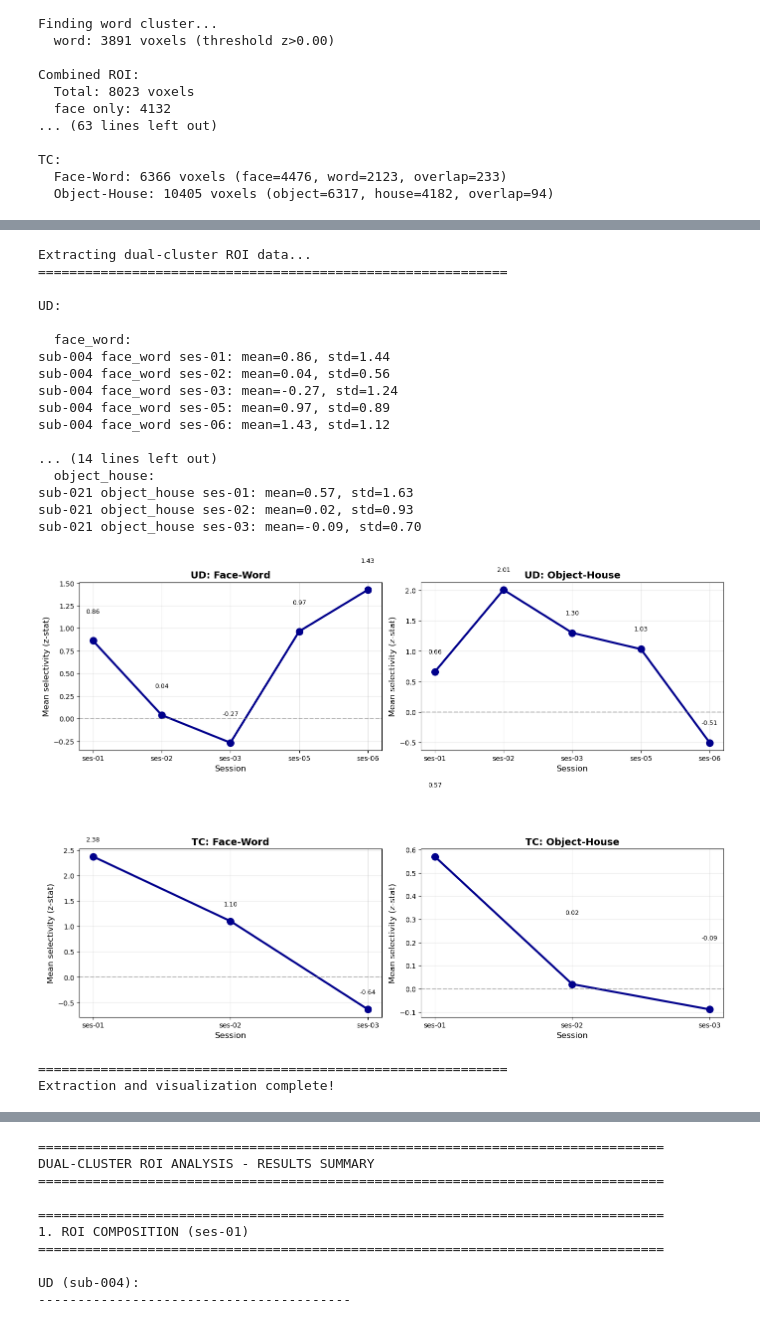
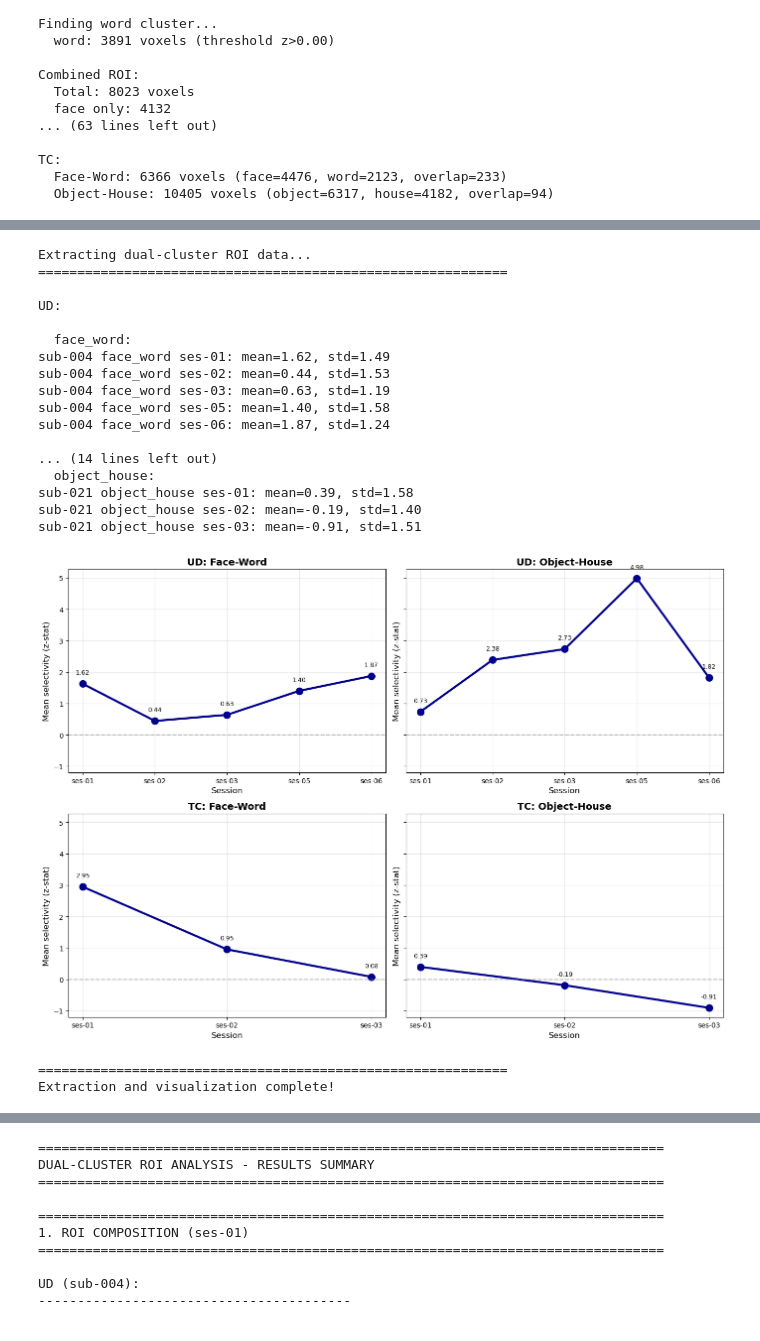
Before and after one commit to cnsimmons/long_pt, a Jupyter notebook: B_analyses/01_create_functional_rois.ipynb, the cells around one changed output, grey strips where cells are left out. Cells and saved outputs as stored; diff of their text form; code cells hidden in the pictures.

Commit message:
troubleshooting session variance

```diff
--- a/B_analyses/01_create_functional_rois.ipynb
+++ b/B_analyses/01_create_functional_rois.ipynb
@@ -307,0 +287,14 @@ Word activation stats:
+# %%
+# Cell 2: Run comparisons
+from scipy import stats
+
+print("COMPARISON: Functional vs Anatomical ROI Approaches")
+print("="*80)
+
+for subject_id in ['sub-004', 'sub-021']:
+    for roi_type in ['face_word', 'object_house']:
+        compare_sessions_both_approaches(subject_id, roi_type)
+
+print("\n" + "="*80)
+print("ANALYSIS COMPLETE")
+print("="*80)
@@ -308,5 +319,5 @@ Word activation stats:
 # %%
-# Extract cope 13 from dual-cluster ROIs
+# Extract cope 13 and 14 from dual-cluster ROIs
 
 def extract_dual_cluster_longitudinal(subject_id, roi_type='face_word'):
     """Extract contrast from dual-cluster ROI across sessions"""
@@ -330,8 +341,14 @@ def extract_dual_cluster_longitudinal(subject_id, roi_type='face_word'):
     session_means = {}
 
     for session in SUBJECTS[subject_id]['sessions']:
+        # Use ses01-registered version for all sessions except ses-01
+        if session == '01':
+            zstat_filename = 'zstat1.nii.gz'
+        else:
+            zstat_filename = 'zstat1_ses01.nii.gz'
+
         zstat_file = BASE_DIR / subject_id / f'ses-{session}' / 'derivatives' / 'fsl' / 'loc' / \
-                     'HighLevel.gfeat' / f'cope{contrast_cope}.feat' / 'stats' / 'zstat1.nii.gz'
+                     'HighLevel.gfeat' / f'cope{contrast_cope}.feat' / 'stats' / zstat_filename
 
         if zstat_file.exists():
             zstat_img = nib.load(zstat_file)
@@ -343,6 +360,8 @@ def extract_dual_cluster_longitudinal(subject_id, roi_type='face_word'):
             session_means[session] = t_stats.mean()
 
             print(f"{subject_id} {roi_type} ses-{session}: mean={t_stats.mean():.2f}, std={t_stats.std():.2f}")
+        else:
+            print(f"  ⚠️  Warning: {zstat_filename} not found for {subject_id} ses-{session}")
 
     return session_data, session_means
 
@@ -366,21 +385,22 @@ Extracting dual-cluster ROI data...
 UD:
 
   face_word:
-sub-004 face_word ses-01: mean=0.86, std=1.44
-sub-004 face_word ses-02: mean=0.04, std=0.56
-sub-004 face_word ses-03: mean=-0.27, std=1.24
-sub-004 face_word ses-05: mean=0.97, std=0.89
-sub-004 face_word ses-06: mean=1.43, std=1.12
+sub-004 face_word ses-01: mean=1.62, std=1.49
+sub-004 face_word ses-02: mean=0.44, std=1.53
+sub-004 face_word ses-03: mean=0.63, std=1.19
+sub-004 face_word ses-05: mean=1.40, std=1.58
+sub-004 face_word ses-06: mean=1.87, std=1.24
 
 ... (14 lines left out)
   object_house:
-sub-021 object_house ses-01: mean=0.57, std=1.63
-sub-021 object_house ses-02: mean=0.02, std=0.93
-sub-021 object_house ses-03: mean=-0.09, std=0.70
+sub-021 object_house ses-01: mean=0.39, std=1.58
+sub-021 object_house ses-02: mean=-0.19, std=1.40
+sub-021 object_house ses-03: mean=-0.91, std=1.51
 # %%
 # Plot longitudinal progression
 
-fig, axes = plt.subplots(2, 2, figsize=(14, 10))
+#fig, axes = plt.subplots(2, 2, figsize=(14, 10))
+fig, axes = plt.subplots(2, 2, figsize=(14, 10), sharey=True)
 
 for subj_idx, subject_id in enumerate(['sub-004', 'sub-021']):
     code = SUBJECTS[subject_id]['code']
@@ -392,34 +412,34 @@ for subj_idx, subject_id in enumerate(['sub-004', 'sub-021']):
         means_dict = dual_extractions[subject_id][roi_type]['means']
 
         # Get values in order
         sessions_available = [s for s in sessions if s in means_dict]
         means = [means_dict[s] for s in sessions_available]
 
         # Plot
         ax.plot(range(len(means)), means, 'o-', linewidth=3, markersize=10, color='darkblue')
         ax.set_xticks(range(len(sessions_available)))
         ax.set_xticklabels([f'ses-{s}' for s in sessions_available])
         ax.set_ylabel('Mean selectivity (z-stat)', fontsize=12)
         ax.set_xlabel('Session', fontsize=12)
         ax.axhline(0, color='gray', linestyle='--', alpha=0.5)
         ax.grid(True, alpha=0.3)
 
         # Title
         roi_label = 'Face-Word' if roi_type == 'face_word' else 'Object-House'
         ax.set_title(f'{code}: {roi_label}', fontsize=14, fontweight='bold')
 
         # Annotate values
         for i, (ses, val) in enumerate(zip(sessions_available, means)):
             ax.text(i, val + 0.3, f'{val:.2f}', ha='center', fontsize=9)
 
 plt.tight_layout()
 plt.savefig(BASE_DIR / 'analyses' / 'dual_cluster_longitudinal.png', dpi=150)
 plt.show()
 
 print("\n" + "="*60)
 print("Extraction and visualization complete!")
 # %% [output]
-[figure, old version]
+[figure, new version]
 ============================================================
 Extraction and visualization complete!
 # %%
```
Also changed, not shown: parts of 22 cells of this notebook, 1 other file.
